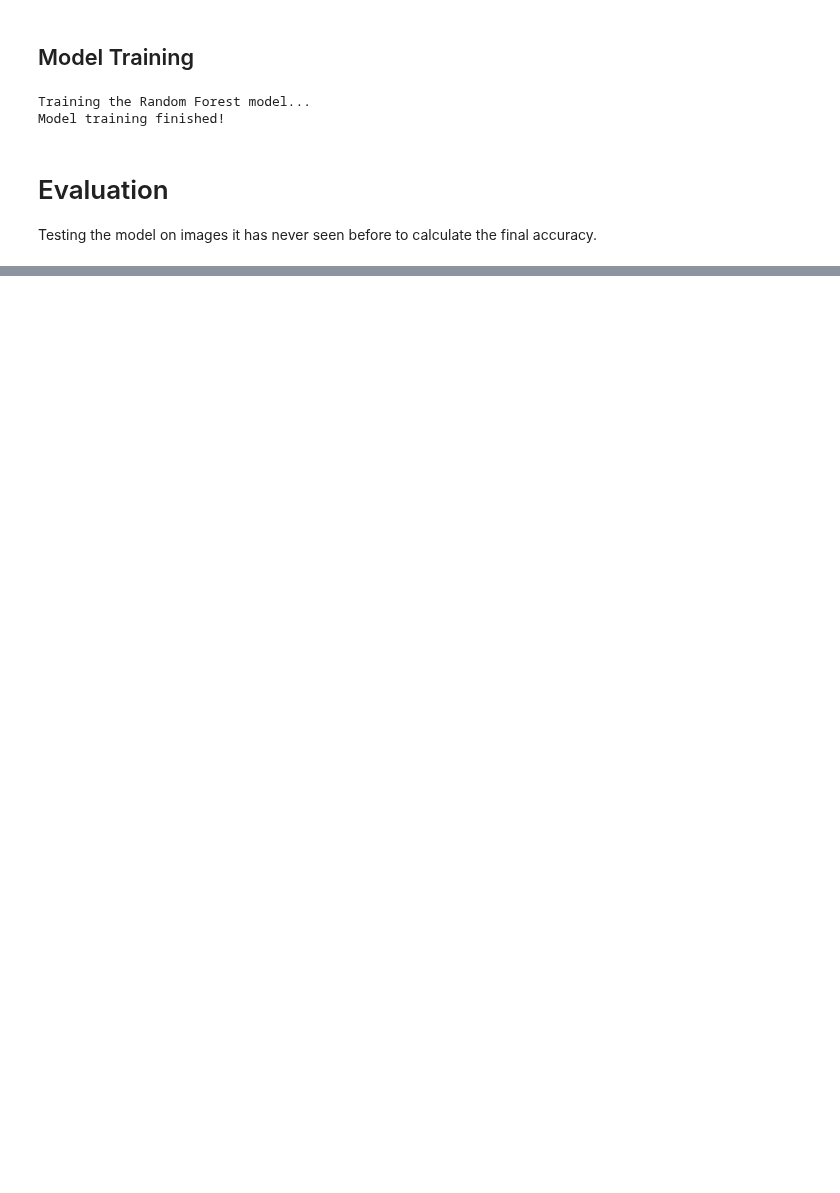
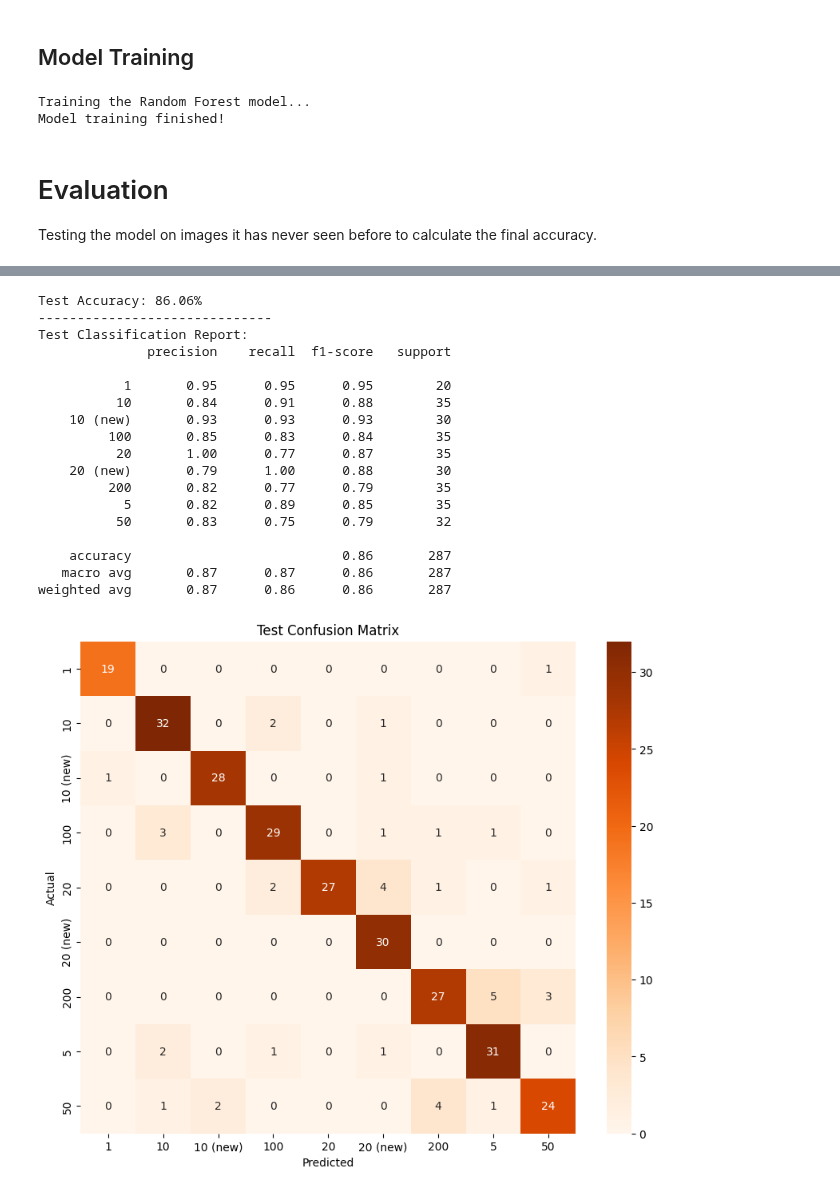
Before and after one commit to tomz3302/Egyptian-Currency-Classifier, a Jupyter notebook: Egyptian_Currency_Classifier.ipynb, the cells around one changed output, grey strips where cells are left out. Drawn from its saved outputs; the diff is of its cells as text; code cells hidden in the pictures; blank space fills up the shorter version.

```diff
--- a/Egyptian_Currency_Classifier.ipynb
+++ b/Egyptian_Currency_Classifier.ipynb
@@ -323,0 +374,45 @@ weighted avg       0.87      0.87      0.86       756
+# %%
+# ===== Evaluate on Test Data =====
+y_test_pred = model.predict(X_test)
+
+test_accuracy = accuracy_score(y_test, y_test_pred)
+print(f"Test Accuracy: {test_accuracy * 100:.2f}%")
+print("-" * 30)
+
+print("Test Classification Report:")
+print(classification_report(y_test, y_test_pred, target_names=class_names))
+
+cm_test = confusion_matrix(y_test, y_test_pred)
+plt.figure(figsize=(10, 8))
+sns.heatmap(
+    cm_test,
+    annot=True,
+    fmt='d',
+    xticklabels=class_names,
+    yticklabels=class_names,
+    cmap='Oranges'
+)
+plt.xlabel('Predicted')
+plt.ylabel('Actual')
+plt.title('Test Confusion Matrix')
+plt.show()
+# %% [output]
+Test Accuracy: 86.06%
+------------------------------
+Test Classification Report:
+              precision    recall  f1-score   support
+
+           1       0.95      0.95      0.95        20
+          10       0.84      0.91      0.88        35
+    10 (new)       0.93      0.93      0.93        30
+         100       0.85      0.83      0.84        35
+          20       1.00      0.77      0.87        35
+    20 (new)       0.79      1.00      0.88        30
+         200       0.82      0.77      0.79        35
+           5       0.82      0.89      0.85        35
+          50       0.83      0.75      0.79        32
+
+    accuracy                           0.86       287
+   macro avg       0.87      0.87      0.86       287
+weighted avg       0.87      0.86      0.86       287
+[figure, added]
```
Also changed, not shown: parts of 7 cells of this notebook.
